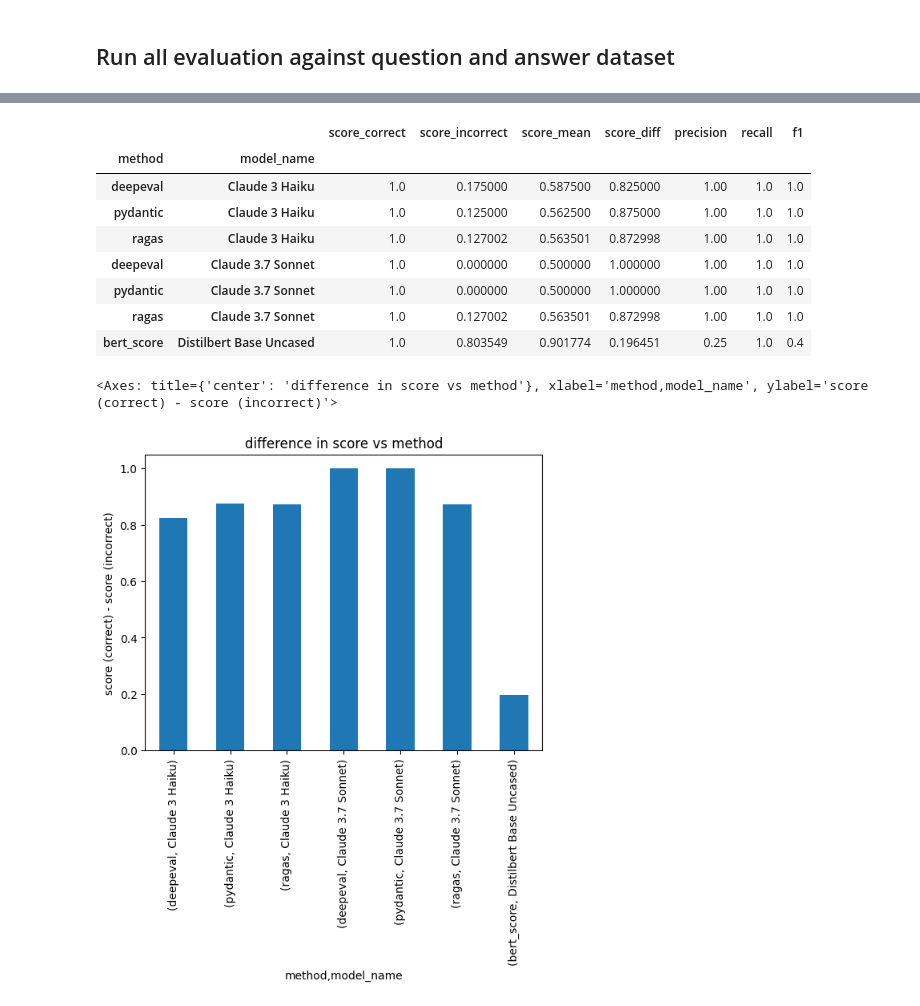
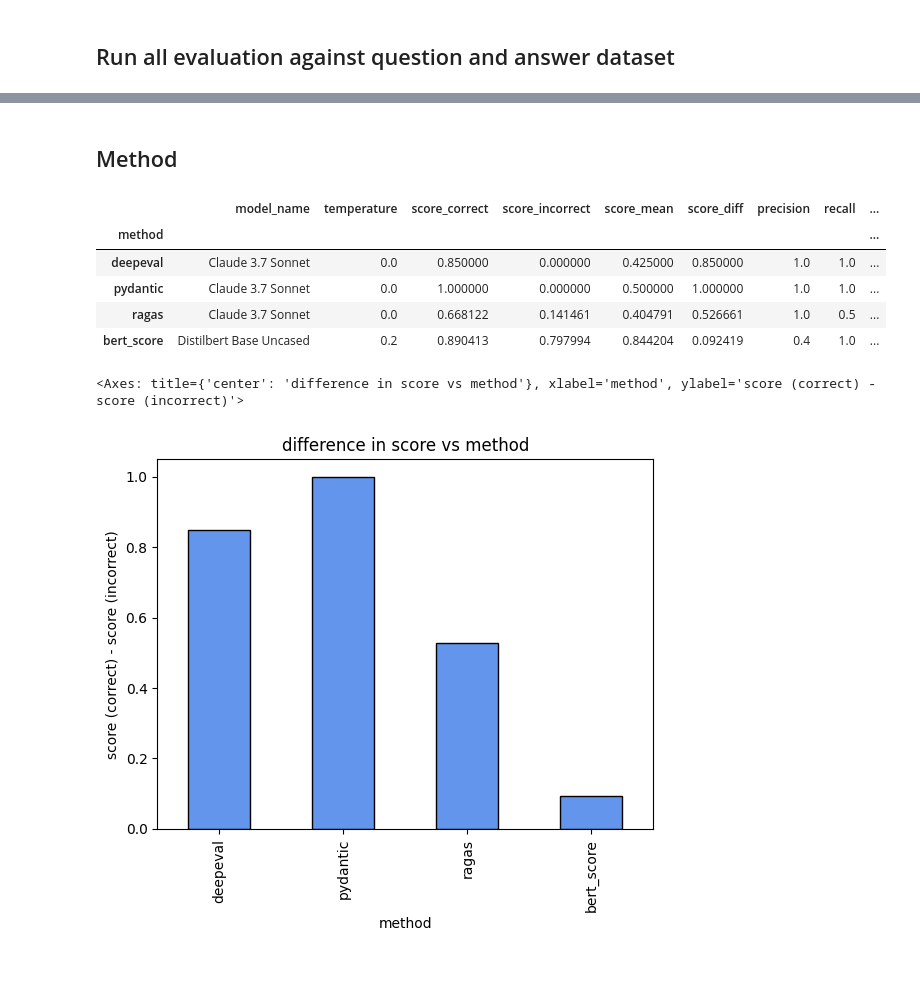
Before and after one commit to DEFRA/ai-spike-evaluation-metrics, a Jupyter notebook: analyse-metrics.ipynb, the cells around one changed output, grey strips where cells are left out. Cells and saved outputs as stored; diff of their text form; code cells hidden in the pictures; blank space fills up the shorter version.

```diff
--- a/analyse-metrics.ipynb
+++ b/analyse-metrics.ipynb
@@ -19,7 +19,12 @@ from ragas.embeddings import LangchainEmbeddingsWrapper
 # %% [markdown]
 ## Load Evaluation Data
 # %%
-evaluation_df = pd.read_csv("output/evaluations.csv")
+#evaluation_df = pd.read_csv("output/evaluations.csv")
+#evaluation_df
+
+llm_as_judge_df = pd.read_csv("output/llm_as_judge.csv")
+bert_score_df = pd.read_csv("output/bert_score.csv")
+evaluation_df = pd.concat([llm_as_judge_df, bert_score_df])
 evaluation_df
 # %% [output]
 |  | Type | Category | Question | Best Answer | Correct Answers | Incorrect Answers | Source | Answer | ... |
@@ -51,6 +48,7 @@ def get_results(df):
 
     results["method"] = f"{", ".join(df["method"].drop_duplicates().values)}"
     results["model_name"] = f"{", ".join(df["model_name"].drop_duplicates().values)}"
+    results["temperature"] = f"{str(df["temperature"].drop_duplicates().values[0])}"
 
     results["score_correct"] = df[df["is_correct"]]["score"].mean()
     results["score_incorrect"] = df[~df["is_correct"]]["score"].mean()
@@ -64,12 +62,13 @@ def get_results(df):
 
     cm_display = metrics.ConfusionMatrixDisplay(confusion_matrix = confusion_matrix, display_labels = [0, 1])
     cm_display.plot()
-    plt.title(f"{results["method"]} ({results["model_name"]})")
+    #plt.title(f"{results["method"]} ({results["model_name"]})")
+    plt.title(f"{results["method"]} ({results["model_name"]}) temperature: {results["temperature"]}")
     plt.show()
     print(f"precision: {results["precision"]:.2}, recall: {results["recall"]:.2}, f1: {results["f1"]:.2}\n")
 
     return results
 
 results = get_results(evaluation_df)
-#pprint.pprint(results)
+pprint.pprint(results)
 # %% [output]
@@ -78,11 +89,11 @@ precision: 0.7, recall: 1.0, f1: 0.82
 # %%
-filter_columns=["method", "model_name", "model_id"]
+filter_columns=["method", "model_name", "model_id", "temperature"]
 
 results_methods = []
-for row in evaluations_df[filter_columns].drop_duplicates().to_dict('records'):
+for row in evaluation_df[filter_columns].drop_duplicates().to_dict('records'):
     filter_name=f"{row["method"]} ({row["model_name"]})"
     #print(filter_name)
-    filter_df = evaluations_df.copy()
+    filter_df = evaluation_df.copy()
     for filter_column in filter_columns:
         filter_df = filter_df[filter_df[filter_column] == row[filter_column]]
 
@@ -111,18 +122,20 @@ precision: 1.0, recall: 1.0, f1: 1.0
+# %% [markdown]
+## Method
 # %%
-plot_df = results_df.set_index(["method", "model_name"])
+plot_df = results_df[
+    ((results_df["temperature"] == "0.0") & (results_df["model_name"] == "Claude 3.7 Sonnet")) |
+    (results_df["model_name"] == "Distilbert Base Uncased")
+    ].set_index("method")
 display(plot_df)
 
-plot_df["score_diff"].plot(kind="bar", ylabel="score (correct) - score (incorrect)", title="difference in score vs method")
+plot_df["score_diff"].plot(kind="bar", ylabel="score (correct) - score (incorrect)", title="difference in score vs method", color="cornflowerblue", edgecolor="black")
 # %% [output]
-|  |  | score_correct | score_incorrect | score_mean | score_diff | precision | recall | f1 |
-| method | model_name |  |  |  |  |  |  |  |
-| deepeval | Claude 3 Haiku | 1.0 | 0.175000 | 0.587500 | 0.825000 | 1.00 | 1.0 | 1.0 |
-| pydantic | Claude 3 Haiku | 1.0 | 0.125000 | 0.562500 | 0.875000 | 1.00 | 1.0 | 1.0 |
-| ragas | Claude 3 Haiku | 1.0 | 0.127002 | 0.563501 | 0.872998 | 1.00 | 1.0 | 1.0 |
-| deepeval | Claude 3.7 Sonnet | 1.0 | 0.000000 | 0.500000 | 1.000000 | 1.00 | 1.0 | 1.0 |
-| pydantic | Claude 3.7 Sonnet | 1.0 | 0.000000 | 0.500000 | 1.000000 | 1.00 | 1.0 | 1.0 |
-| ragas | Claude 3.7 Sonnet | 1.0 | 0.127002 | 0.563501 | 0.872998 | 1.00 | 1.0 | 1.0 |
-| bert_score | Distilbert Base Uncased | 1.0 | 0.803549 | 0.901774 | 0.196451 | 0.25 | 1.0 | 0.4 |
+|  | model_name | temperature | score_correct | score_incorrect | score_mean | score_diff | precision | recall | ... |
+| method |  |  |  |  |  |  |  |  | ... |
+| deepeval | Claude 3.7 Sonnet | 0.0 | 0.850000 | 0.000000 | 0.425000 | 0.850000 | 1.0 | 1.0 | ... |
+| pydantic | Claude 3.7 Sonnet | 0.0 | 1.000000 | 0.000000 | 0.500000 | 1.000000 | 1.0 | 1.0 | ... |
+| ragas | Claude 3.7 Sonnet | 0.0 | 0.668122 | 0.141461 | 0.404791 | 0.526661 | 1.0 | 0.5 | ... |
+| bert_score | Distilbert Base Uncased | 0.2 | 0.890413 | 0.797994 | 0.844204 | 0.092419 | 0.4 | 1.0 | ... |
-<Axes: title={'center': 'difference in score vs method'}, xlabel='method,model_name', ylabel='score (correct) - score (incorrect)'>
+<Axes: title={'center': 'difference in score vs method'}, xlabel='method', ylabel='score (correct) - score (incorrect)'>
-[figure, old version]
+[figure, new version]
 # %%
```
Also changed, not shown: parts of 11 cells of this notebook, 1 other file.
